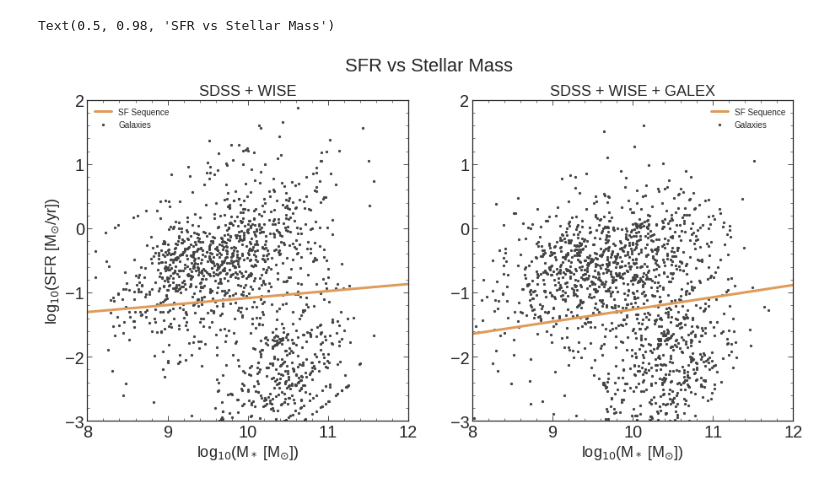
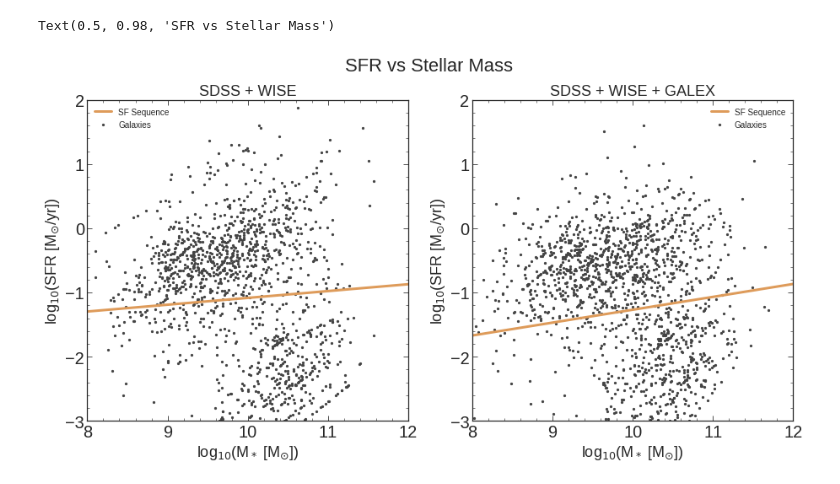
Before and after one commit to pabblet/AST305-MAGPHYS, a Jupyter notebook: read_code.ipynb, the cells around one changed output. Saved outputs shown, nothing was run; the diff lists cells and outputs as text; code cells hidden in the pictures.

```diff
--- a/read_code.ipynb
+++ b/read_code.ipynb
@@ -56,31 +56,32 @@ for i in GALEX:
     data_fit= ascii.read(i, data_start=3, data_end=4)
     MS= data_fit['col6']
     SFR= data_fit['col16']
     ms_g.append(np.log10(MS))
     sfr_g.append(np.log10(SFR))
 
 ms_mx= sympy.Matrix(ms_g)
 sfr_mx= sympy.Matrix(sfr_g)
 ms_array= np.array([float(i) for i in ms_g])
 sfr_array= np.array([float(i) for i in sfr_g])
 
 ans, cov= curve_fit(model, ms_array, sfr_array)
 fit_a, fit_b= ans
 ms_fit= np.linspace(min(ms_array), 13, 2)
 
 ax2.plot(ms_fit, model(ms_fit, fit_a, fit_b), lw=3, color='#de9b5a', label='SF Sequence')
 ax2.scatter(ms_g, sfr_g, s=5, c='#444444', label='Galaxies')
+ax2.set_ylabel('log$_{10}$(SFR [M$_{\odot}$/yr])', fontsize=18)
 ax2.set_xlabel('log$_{10}$(M$_*$ [M$_{\odot}$])', fontsize=18)
 ax2.set_title('SDSS + WISE + GALEX', fontsize=18)
 ax2.set_xlim(8, 12)
 ax2.set_ylim(-3, 2)
 ax2.set_xticks([8,9,10,11,12])
 ax2.set_yticks([-3,-2,-1,0,1,2])
 ax2.minorticks_on()
 ax2.tick_params(which='both', direction='in', labelsize=20, top=True, right=True)
 ax2.legend(loc='best')
 
 plt.suptitle('SFR vs Stellar Mass', fontsize=22)
 # %% [output]
 Text(0.5, 0.98, 'SFR vs Stellar Mass')
-[figure, old version]
+[figure, new version]
```
Also changed, not shown: 1 other file.
